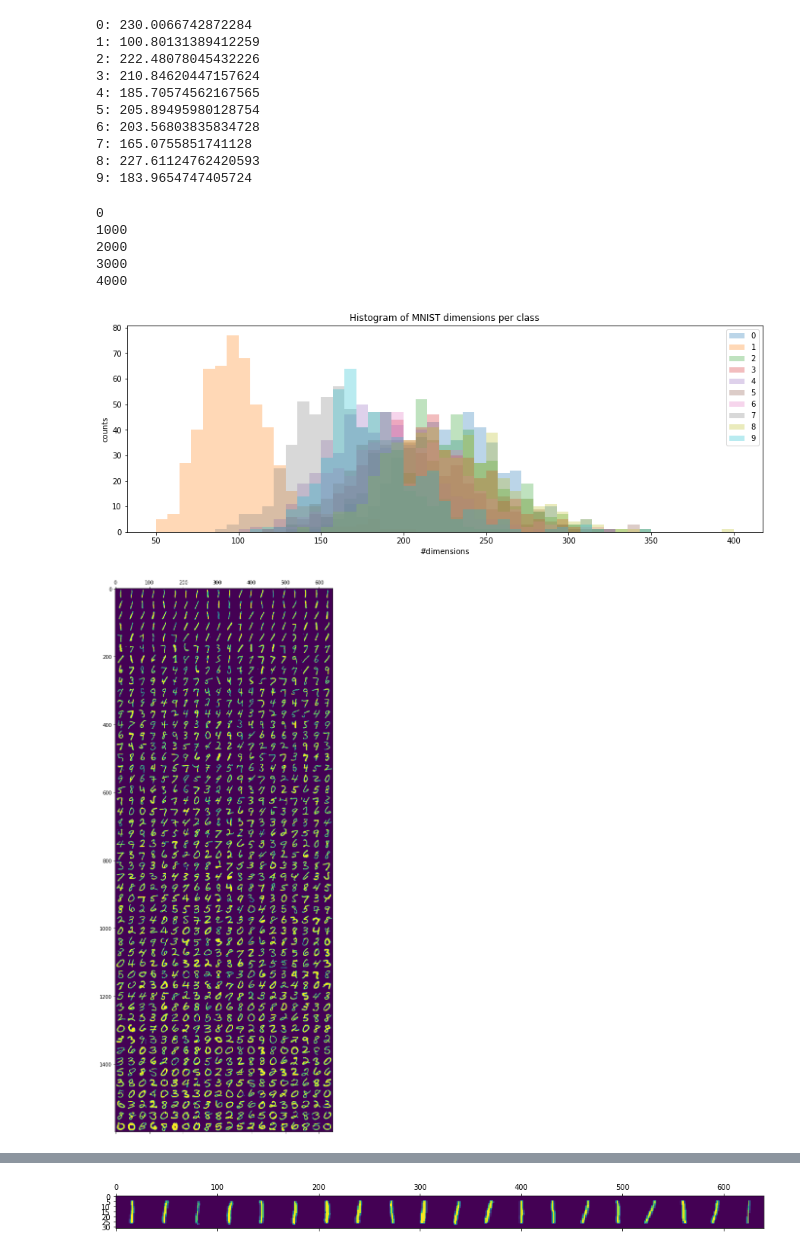
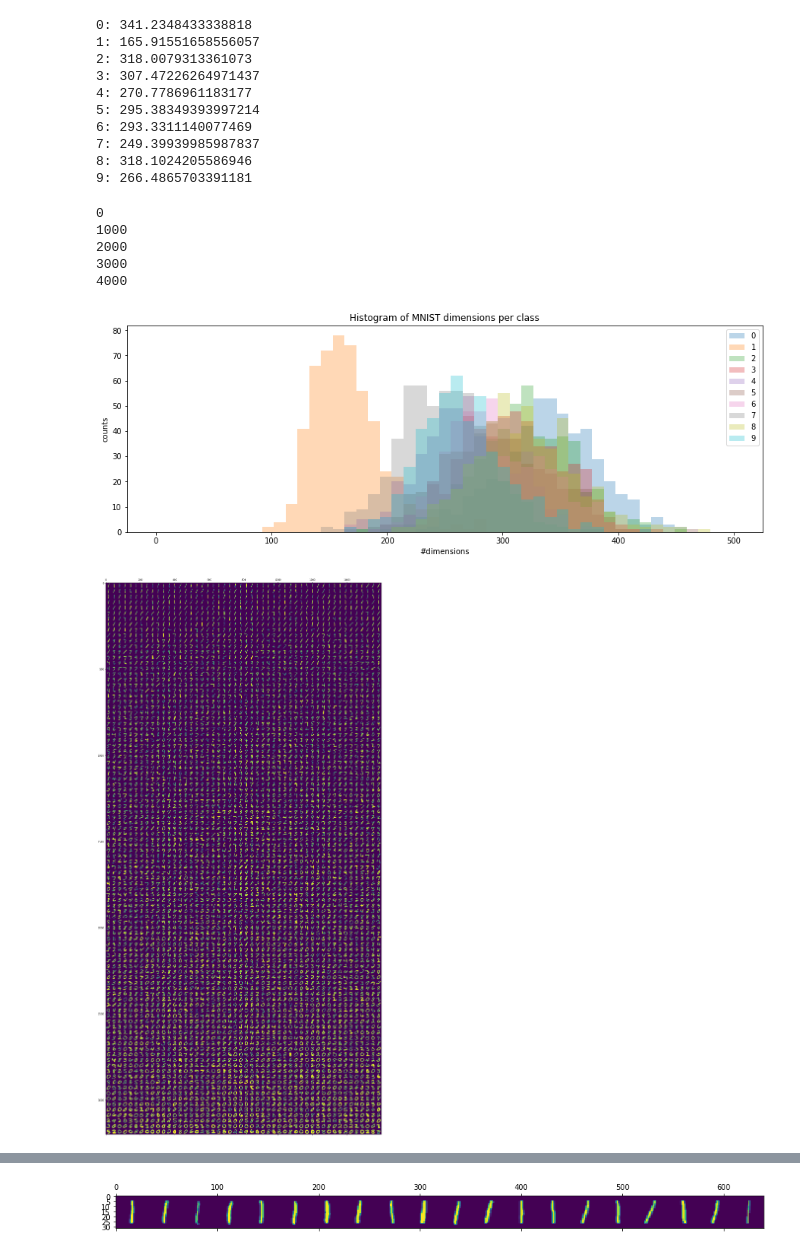
Before and after one commit to rosinality/glow-pytorch, a Jupyter notebook: notebooks/coeff.ipynb, the cells around one changed output, grey strips where cells are left out. Saved outputs shown, nothing was run; the diff lists cells and outputs as text; code cells hidden in the pictures.

```diff
--- a/notebooks/coeff.ipynb
+++ b/notebooks/coeff.ipynb
@@ -43,12 +43,12 @@ image_size = 32
 n_pixel = image_size * image_size * 1
 val_flag = True
 
-n = 125
+n = 50
 cls = 0
 for cls in range(10):
     print(cls, end=": ")
     to_plot = []
-    for f in sorted(glob(f"../entropia/mnist-osobno/ll_*dataset#mnist*_{n}.*")):
+    for f in sorted(glob(f"../entropia/mnist-repaired/ll_*dataset#mnist*_{n}.*")):
         txt = pd.read_csv(f, sep=" ", header=None)
         if val_flag:
             txt = txt[val_labels.numpy() == cls]
@@ -70,19 +70,19 @@ for cls in range(10):
 #     dims.append(n_pixel - coef)
 # plt.plot(np.log10((to_plot[:-1, 0] + to_plot[1:, 0])/2), dims)
 # %% [output]
-0: 230.0066742872284
-1: 100.80131389412259
-2: 222.48078045432226
-3: 210.84620447157624
-4: 185.70574562167565
-5: 205.89495980128754
-6: 203.56803835834728
-7: 165.0755851741128
-8: 227.61124762420593
-9: 183.9654747405724
+0: 341.2348433338818
+1: 165.91551658556057
+2: 318.0079313361073
+3: 307.47226264971437
+4: 270.7786961183177
+5: 295.38349393997214
+6: 293.3311140077469
+7: 249.39939985987837
+8: 318.1024205586946
+9: 266.4865703391181
 # %%
 txt_list = []
-for f in sorted(glob(f"../entropia/mnist-osobno/ll_*dataset#mnist*_{n}.*")):
+for f in sorted(glob(f"../entropia/mnist-repaired/ll_*dataset#mnist*_{n}.*")):
     txt = pd.read_csv(f, sep=" ", header=None)
     txt_list.append(txt)
 
@@ -111,31 +111,31 @@ plt.figure(figsize=(15,5))
 dims = np.array(dims)
 for cls in range(10):
     if val_flag:
-        plt.hist(dims[val_labels.numpy() == cls], bins=np.linspace(50,400, 50), alpha = 0.3, label=str(cls));
+        plt.hist(dims[val_labels.numpy() == cls], bins=np.linspace(0, 500, 50), alpha = 0.3, label=str(cls));
     else:
-        plt.hist(dims[train_labels[50000:].numpy() == cls], bins=np.linspace(50,400, 50), alpha = 0.3, label=str(cls));
+        plt.hist(dims[train_labels[50000:].numpy() == cls], bins=np.linspace(0,500, 50), alpha = 0.3, label=str(cls));
 #     plt.show()
 plt.legend()
 plt.title("Histogram of MNIST dimensions per class")
 plt.xlabel("#dimensions")
 plt.ylabel("counts");
 # %% [output]
-[figure, old version]
+[figure, new version]
 # %%
-plt.figure(figsize=(10, 20))
-m = 20
+plt.figure(figsize=(20, 40))
+m = 50
 img_list = []
-for i in range(0, 5000, 5*m):
+for i in range(0, 5000, m):
     imgs = []
     for j in range(m):
         ind = dims.argsort()[i + j]
         if val_flag:
             imgs.append(val_loader.dataset[ind][0])
         else:
-            imgs.append(train_loader.dataset.tensors[50000:][ind][0])
+            imgs.append(train_loader.dataset.tensors[50000:][ind])
     imgs = np.concatenate(imgs, axis=1)
     img_list.append(imgs)
 plt.matshow(np.concatenate(img_list, axis=0), fignum=1)
 plt.show()
 # %% [output]
-[figure, old version]
+[figure, new version]
```
Also changed, not shown: parts of 1 cell of this notebook, 2 other files.
